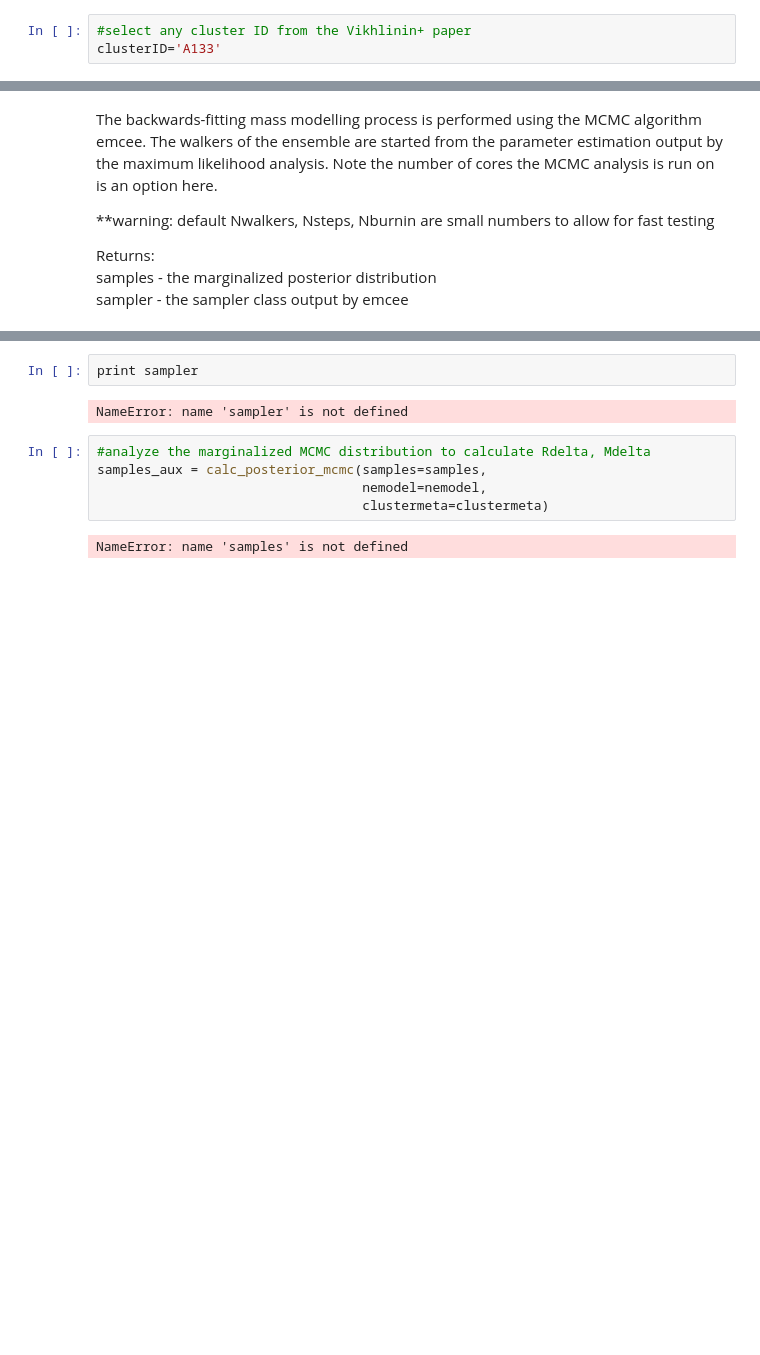
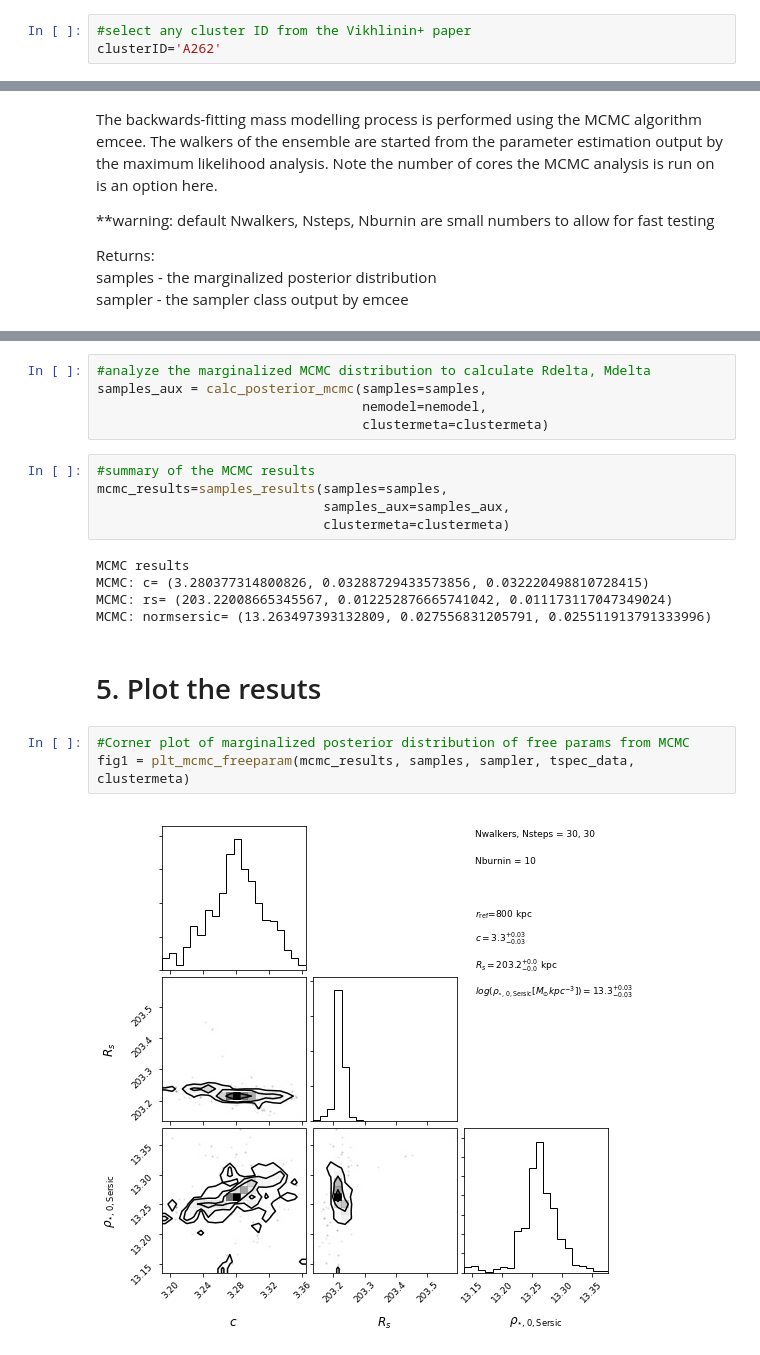
Before and after one commit to alishakundert/bmpmod, a Jupyter notebook: example.ipynb, the cells around one changed output, grey strips where cells are left out. Drawn from its saved outputs; the diff is of its cells as text; blank space fills up the shorter version.

```diff
--- a/example.ipynb
+++ b/example.ipynb
@@ -80,7 +88,7 @@ vikhlinin_clusters=[A133,
 After selecting one of these clusters, this example script will automatically generate the cluster and profile data in the proper format to be used by the module. If you have your own data you would like to analyze with the massmod package, please see the included template.py file for instructions.
 # %%
 #select any cluster ID from the Vikhlinin+ paper
-clusterID='A133'
+clusterID='A262'
 # %% [markdown]
 # 1. Generate mock gas density and temperature profiles
 - according to the modeles in Vikhlinin+06. Some pertinent details are included below, more details are included in the docstrings of the functions.
@@ -253,11 +211,22 @@ AutocorrError: The chain is too short
-# %%
-print sampler
-# %% [output]
-NameError: name 'sampler' is not defined
 # %%
 #analyze the marginalized MCMC distribution to calculate Rdelta, Mdelta
 samples_aux = calc_posterior_mcmc(samples=samples,
                                   nemodel=nemodel,
                                   clustermeta=clustermeta)
-# %% [output]
-NameError: name 'samples' is not defined
+# %%
+#summary of the MCMC results
+mcmc_results=samples_results(samples=samples,
+                             samples_aux=samples_aux,
+                             clustermeta=clustermeta)
+# %% [output]
+MCMC results
+MCMC: c= (3.280377314800826, 0.03288729433573856, 0.032220498810728415)
+MCMC: rs= (203.22008665345567, 0.012252876665741042, 0.011173117047349024)
+MCMC: normsersic= (13.263497393132809, 0.027556831205791, 0.025511913791333996)
+# %% [markdown]
+# 5. Plot the resuts
+# %%
+#Corner plot of marginalized posterior distribution of free params from MCMC
+fig1 = plt_mcmc_freeparam(mcmc_results, samples, sampler, tspec_data, clustermeta)
+# %% [output]
+[figure, added]
```
Also changed, not shown: parts of 16 cells of this notebook, 5 other files.
